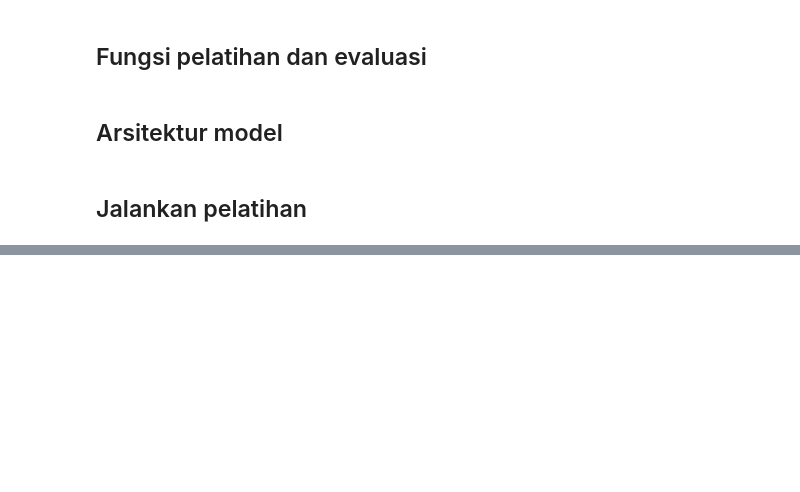
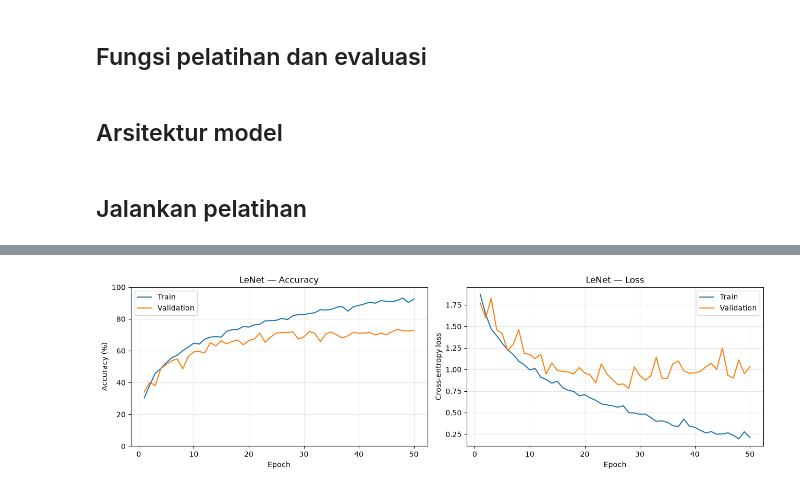
Before and after one commit to kemasverii/hands-on-cnn, a Jupyter notebook: notebooks/03_vgg_cifar10.ipynb, the cells around one changed output, grey strips where cells are left out. Saved outputs shown, nothing was run; the diff lists cells and outputs as text; code cells hidden in the pictures; blank space fills up the shorter version.

```diff
--- a/notebooks/03_vgg_cifar10.ipynb
+++ b/notebooks/03_vgg_cifar10.ipynb
@@ -69,7 +69,7 @@ def get_dataloaders():
 # %% [markdown]
 ## Fungsi pelatihan dan evaluasi
 # %%
-def train_one_epoch(model, loader, criterion, optimizer, device):
+def train_model(model, loader, criterion, optimizer, device):
     model.train()
     total_loss, correct, total = 0.0, 0, 0
 
@@ -118,15 +118,24 @@ def run_training(model, model_name):
     print(f"Device: {device}")
     print(f"Parameters: {sum(p.numel() for p in model.parameters() if p.requires_grad):,}")
 
+    history = {
+        "train_loss": [], "val_loss": [],
+        "train_acc": [], "val_acc": []
+    }
     for epoch in range(EPOCHS):
-        train_loss, train_acc = train_one_epoch(model, train_loader, criterion, optimizer, device)
+        train_loss, train_acc = train_model(model, train_loader, criterion, optimizer, device)
         val_loss, val_acc = evaluate(model, val_loader, criterion, device)
-
         print(
             f"Epoch {epoch + 1:02d}/{EPOCHS} | "
             f"train_loss={train_loss:.4f} | train_acc={train_acc:.4f} | "
             f"val_loss={val_loss:.4f} | val_acc={val_acc:.4f}"
         )
+        history["train_loss"].append(train_loss)
+        history["val_loss"].append(val_loss)
+        history["train_acc"].append(train_acc)
+        history["val_acc"].append(val_acc)
+
+    return model, history, val_loader, device
 # %% [markdown]
 ## Arsitektur model
 # %%
@@ -164,6 +173,5 @@ class VGG(nn.Module):
         return self.classifier(x)
 # %% [markdown]
 ## Jalankan pelatihan
-# %%
-if __name__ == "__main__":
-    run_training(VGG, "VGG")
+# %%
+trained_model, history, val_loader, device = run_training(VGG, "VGG")
@@ -169,0 +196,29 @@ if __name__ == "__main__":
+# %%
+import matplotlib.pyplot as plt
+
+if "history" not in globals() or not history["train_loss"]:
+    raise RuntimeError("Jalankan ulang sel fungsi pelatihan dan sel pelatihan terlebih dahulu.")
+
+epochs = range(1, len(history["train_loss"]) + 1)
+fig, axes = plt.subplots(1, 2, figsize=(13, 4))
+
+axes[0].plot(epochs, [acc * 100 for acc in history["train_acc"]], label="Train")
+axes[0].plot(epochs, [acc * 100 for acc in history["val_acc"]], label="Validation")
+axes[0].set_title("LeNet — Accuracy")
+axes[0].set_ylabel("Accuracy (%)")
+axes[0].set_ylim(0, 100)
+
+axes[1].plot(epochs, history["train_loss"], label="Train")
+axes[1].plot(epochs, history["val_loss"], label="Validation")
+axes[1].set_title("LeNet — Loss")
+axes[1].set_ylabel("Cross-entropy loss")
+
+for ax in axes:
+    ax.set_xlabel("Epoch")
+    ax.grid(alpha=0.3)
+    ax.legend()
+
+plt.tight_layout()
+plt.show()
+# %% [output]
+[figure, added]
```
Also changed, not shown: parts of 3 cells of this notebook, 9 other files.
